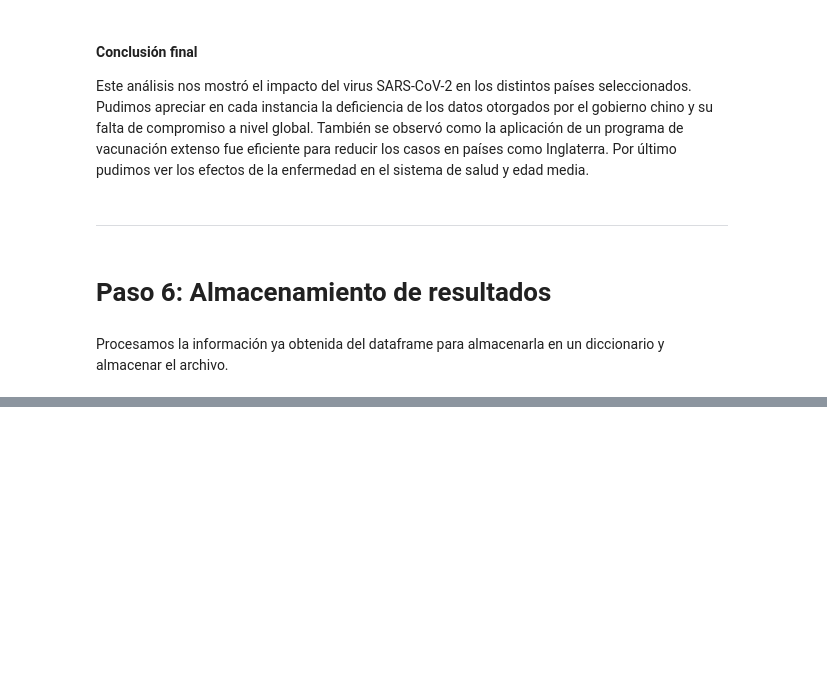
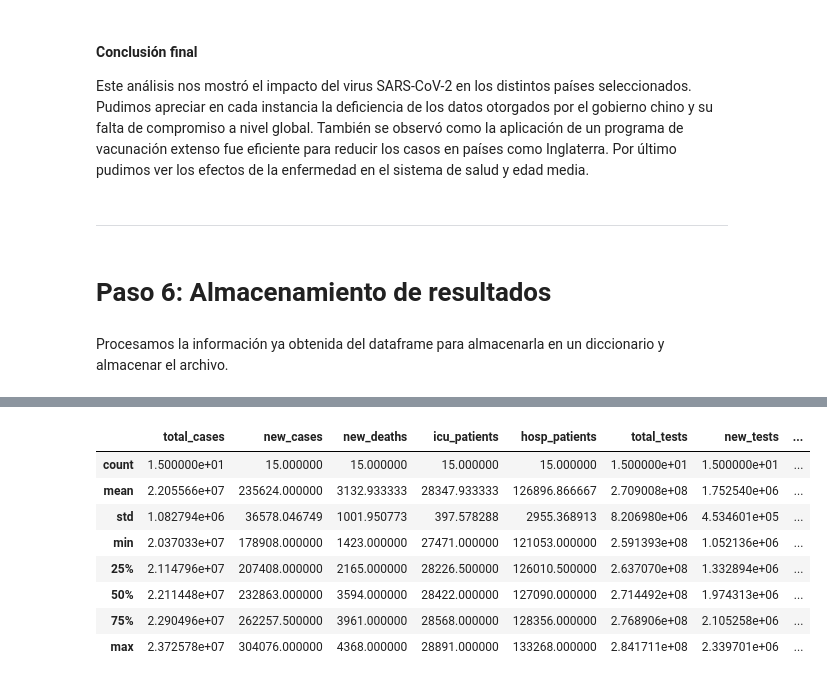
Before and after one commit to ri1965/Toolkits, a Jupyter notebook: Template_TP.ipynb, the cells around one changed output, grey strips where cells are left out. Cells and saved outputs as stored; diff of their text form; code cells hidden in the pictures; blank space fills up the shorter version.

```diff
--- a/Template_TP.ipynb
+++ b/Template_TP.ipynb
@@ -578,0 +641,13 @@ Name: result, Length: 75, dtype: object
+# %%
+# Ver todo el df por una condición
+df_final[df_final['result'] == 'True'].describe()
+# %% [output]
+|  | total_cases | new_cases | new_deaths | icu_patients | hosp_patients | total_tests | new_tests | ... |
+| count | 1.500000e+01 | 15.000000 | 15.000000 | 15.000000 | 15.000000 | 1.500000e+01 | 1.500000e+01 | ... |
+| mean | 2.205566e+07 | 235624.000000 | 3132.933333 | 28347.933333 | 126896.866667 | 2.709008e+08 | 1.752540e+06 | ... |
+| std | 1.082794e+06 | 36578.046749 | 1001.950773 | 397.578288 | 2955.368913 | 8.206980e+06 | 4.534601e+05 | ... |
+| min | 2.037033e+07 | 178908.000000 | 1423.000000 | 27471.000000 | 121053.000000 | 2.591393e+08 | 1.052136e+06 | ... |
+| 25% | 2.114796e+07 | 207408.000000 | 2165.000000 | 28226.500000 | 126010.500000 | 2.637070e+08 | 1.332894e+06 | ... |
+| 50% | 2.211448e+07 | 232863.000000 | 3594.000000 | 28422.000000 | 127090.000000 | 2.714492e+08 | 1.974313e+06 | ... |
+| 75% | 2.290496e+07 | 262257.500000 | 3961.000000 | 28568.000000 | 128356.000000 | 2.768906e+08 | 2.105258e+06 | ... |
+| max | 2.372578e+07 | 304076.000000 | 4368.000000 | 28891.000000 | 133268.000000 | 2.841711e+08 | 2.339701e+06 | ... |
```
Also changed, not shown: parts of 11 cells of this notebook.
